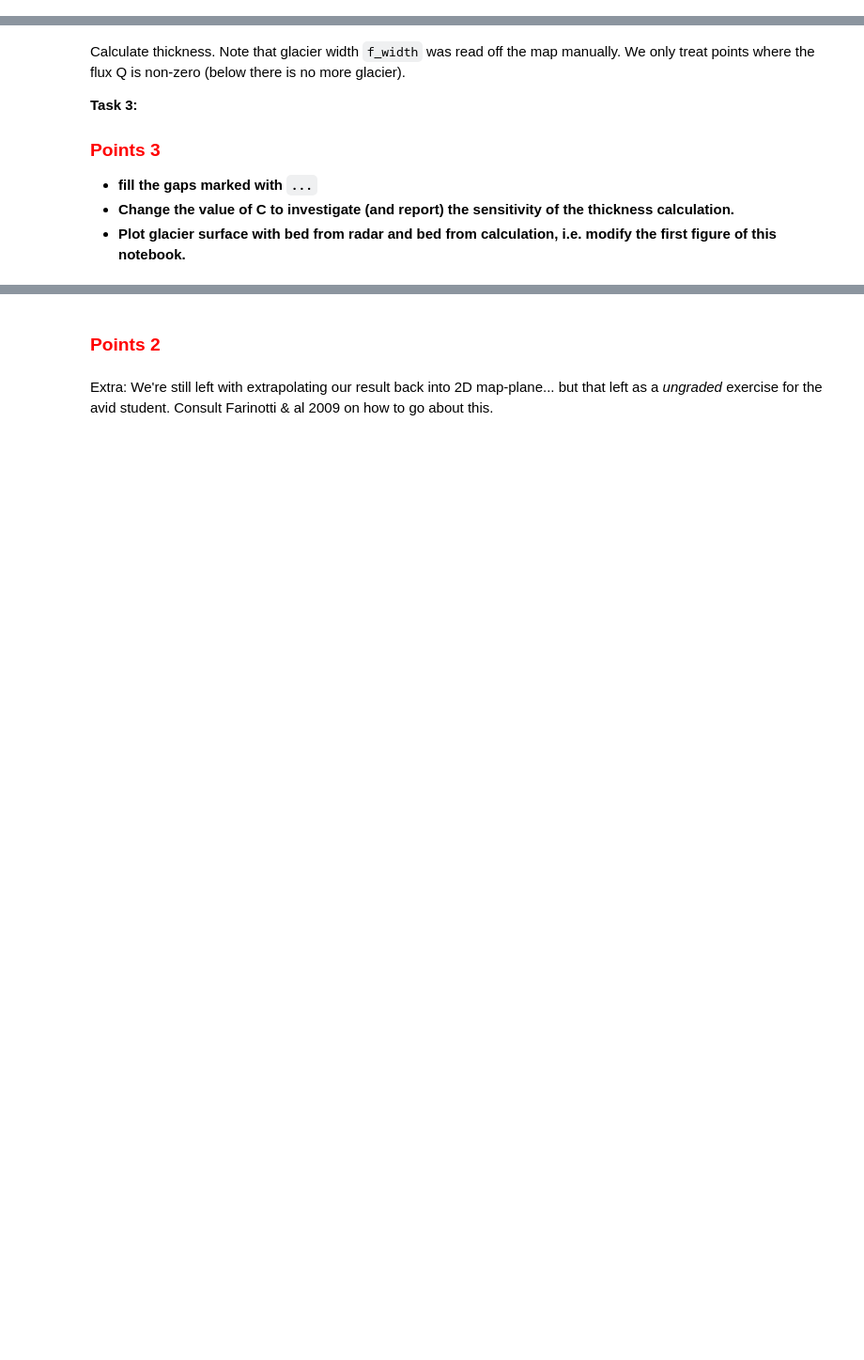
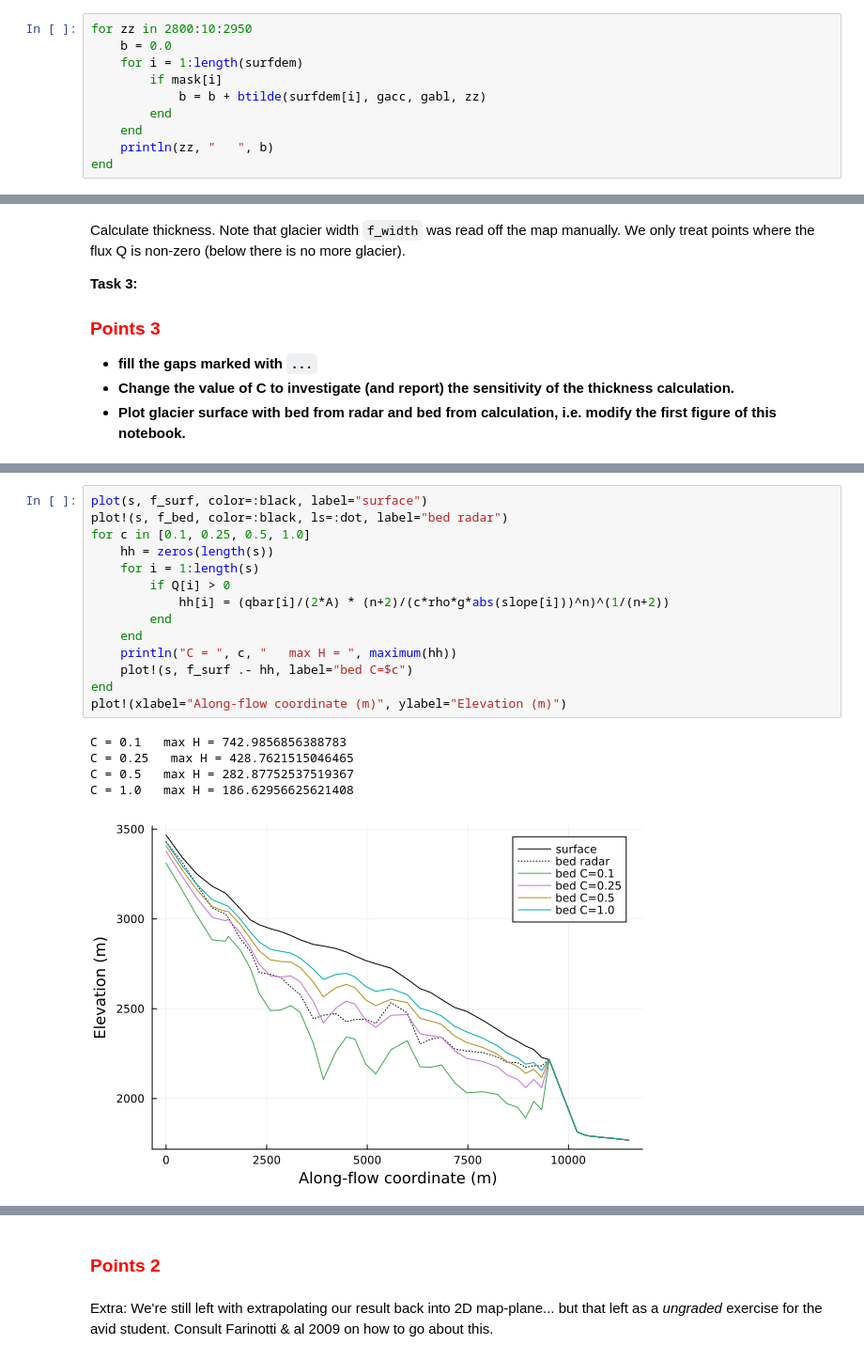
Before and after one commit to nagek00/assigment2, a Jupyter notebook: homework2/u2-julia.ipynb, the cells around one changed output, grey strips where cells are left out. Shown at 94% size. Cells and saved outputs as stored; diff of their text form; blank space fills up the shorter version.

```diff
--- a/homework2/u2-julia.ipynb
+++ b/homework2/u2-julia.ipynb
@@ -145,0 +167,10 @@ z_ela = 2870; # the "ELA" of the apparent mass-balance, i.e. the elevation where
+# %%
+for zz in 2800:10:2950
+    b = 0.0
+    for i = 1:length(surfdem)
+        if mask[i]
+            b = b + btilde(surfdem[i], gacc, gabl, zz)
+        end
+    end
+    println(zz, "   ", b)
+end
@@ -246,0 +307,20 @@ Type your answer here:
+# %%
+plot(s, f_surf, color=:black, label="surface")
+plot!(s, f_bed, color=:black, ls=:dot, label="bed radar")
+for c in [0.1, 0.25, 0.5, 1.0]
+    hh = zeros(length(s))
+    for i = 1:length(s)
+        if Q[i] > 0
+            hh[i] = (qbar[i]/(2*A) * (n+2)/(c*rho*g*abs(slope[i]))^n)^(1/(n+2))
+        end
+    end
+    println("C = ", c, "   max H = ", maximum(hh))
+    plot!(s, f_surf .- hh, label="bed C=$c")
+end
+plot!(xlabel="Along-flow coordinate (m)", ylabel="Elevation (m)")
+# %% [output]
+C = 0.1   max H = 742.9856856388783
+C = 0.25   max H = 428.7621515046465
+C = 0.5   max H = 282.87752537519367
+C = 1.0   max H = 186.62956625621408
+[figure, added]
```
Also changed, not shown: parts of 22 cells of this notebook.
